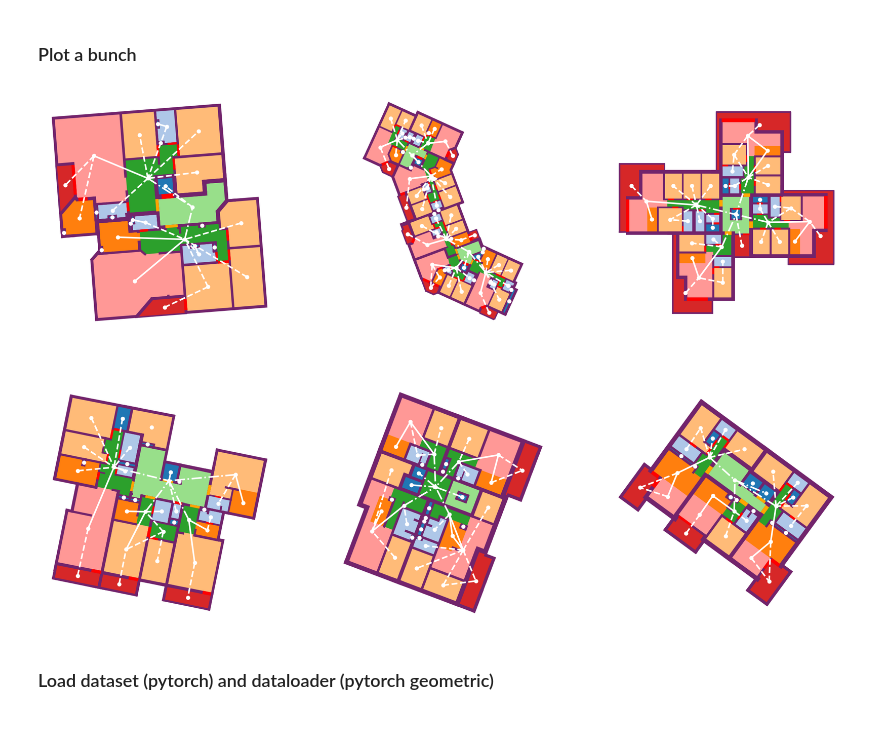
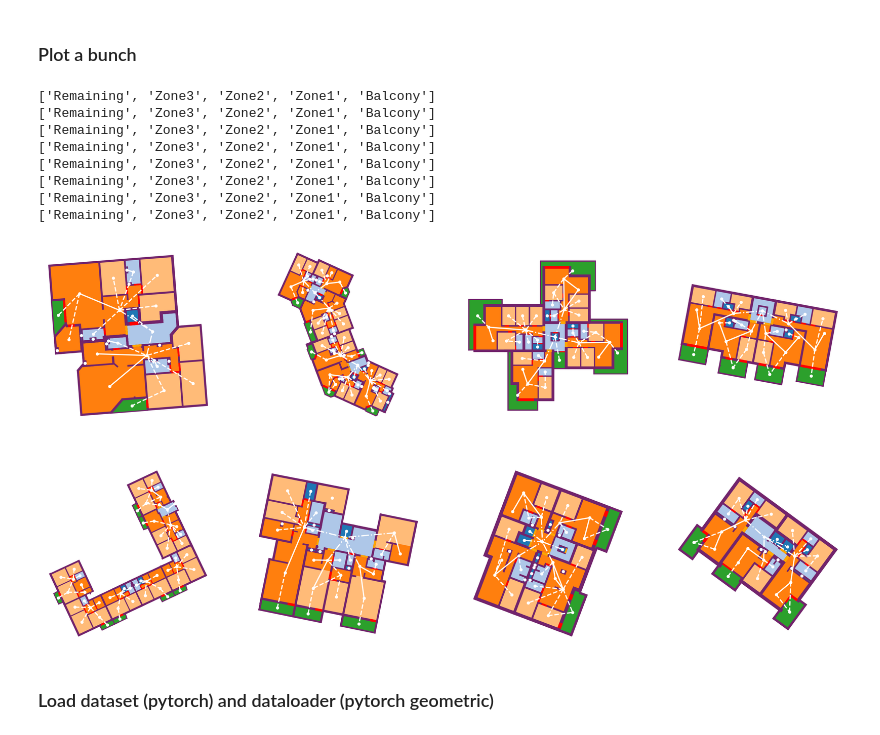
Before and after one commit to Haoranxia/Graph_ML_project, a Jupyter notebook: data-extraction.ipynb, the cells around one changed output. Saved outputs shown, nothing was run; the diff lists cells and outputs as text; code cells hidden in the pictures.

```diff
--- a/data-extraction.ipynb
+++ b/data-extraction.ipynb
@@ -35,10 +50,0 @@ SUBTYPES = geometries.groupby(['entity_subtype']).count().sort_values(by = ['geo
-# %%
-import matplotlib.pyplot as plt
-
-FS = 10
-fig, ax = plt.subplots(1,1,figsize=(FS*2, FS))
-ax.grid(True)
-
-ax.plot(SUBTYPES)
-ax.set_yscale('log') # set to log-scale for interpretability
-ax.tick_params(axis='x', labelrotation = 90)
@@ -46,0 +51,3 @@ ax.tick_params(axis='x', labelrotation = 90)
+# %%
+from plot import FS
+ax = SUBTYPES.plot(kind='bar', y='geometry', legend=True, log=True, figsize=(FS*2, FS), color="#1932E1")  # color="#1932E1"
@@ -88,5 +143,6 @@ correct_geometries['entity_subtype_reduce'] = correct_geometries['entity_subtype
 # %%
-SUBTYPES_REDUCED = correct_geometries.groupby(['entity_subtype_reduce']).count().sort_values(by = ['geometry'])['geometry'].to_frame()
+SUBTYPES_COLUMN = 'zoning'
+SUBTYPES_REDUCED = correct_geometries.groupby([SUBTYPES_COLUMN]).count().sort_values(by = ['geometry'])['geometry'].to_frame()
 SUBTYPES_NAMES = list(SUBTYPES_REDUCED.index)
 SUBTYPES_NAMES.reverse()
 SUBTYPES_NAMES
@@ -116,7 +160,7 @@ def get_geometries_from_frame(floor_geoms_df):
 
     areas, area_types = zip(
         *floor_geoms_df.query("entity_type == 'area'")[
-            ["geometry", "entity_subtype_reduce"]
+            ["geometry", SUBTYPES_COLUMN]
         ].values
     )
     doors = floor_geoms_df.query("entity_subtype == 'DOOR'")["geometry"].values
@@ -367,30 +458,44 @@ plot_graph(graph_nx, ax, c_node='white', dw_edge=True, c_edge=edge_colors, pos=p
 ### Plot a bunch
 # %%
 # setting
-fig, axs = plt.subplots(2, 3, figsize=(FS*3, FS*2))
+fig, axs = plt.subplots(2, 4, figsize=(FS*4, FS*2))
 axs = axs.flatten()
 # fig.set_facecolor('black')
 cmap = get_cmap(colorset)
 edge_colors = ['white']*4
 
-for i, floor_id in enumerate([87, 118, 46637, 132, 13042, 13052]):
+for i, floor_id in enumerate([87, 118, 46637, 150, 73, 132, 13042, 13052]):  # [87, 118, 46637, 150, 73, 132, 13042, 13052]
 
     # set axis
     ax = axs[i]
     _ = [ax.axis('off'), ax.axes.set_aspect('equal')]
 
     # load graph
-    graph_pyg = torch.load(os.path.join(path, 'graphs', f'{floor_id}.pickle'))
-    graph_nx = nx_to_pyg(graph_pyg)
+    # graph_pyg = torch.load(os.path.join(path, 'graphs', f'{floor_id}.pickle'))
+    # graph_nx = nx_to_pyg(graph_pyg)
+
+    floor_geoms_df = floor_geometries_from_id(correct_geometries, floor_id)
+    areas, area_types, doors, front_doors, walls = get_geometries_from_frame(floor_geoms_df)
+
+    # access graph extraction
+    graph_nx = get_access_graph(areas, area_types, doors, front_doors, walls)
 
     # extract walls, areas, area types, etc.
     walls, areas, area_types, pos, colors, doors, front_doors = extract_info_nx(graph_nx)
 
     # geometry
     plot_floorplan(ax, areas, area_types, walls=walls, doors=[doors, front_doors], linewidth=FS/5, colorset=colorset)
     plot_graph(graph_nx, ax, c_node='white', dw_edge=True, c_edge=edge_colors, pos=pos, node_size=FS*6, edge_size=FS/3)
 # %% [output]
+['Remaining', 'Zone3', 'Zone2', 'Zone1', 'Balcony']
+['Remaining', 'Zone3', 'Zone2', 'Zone1', 'Balcony']
+['Remaining', 'Zone3', 'Zone2', 'Zone1', 'Balcony']
+['Remaining', 'Zone3', 'Zone2', 'Zone1', 'Balcony']
+['Remaining', 'Zone3', 'Zone2', 'Zone1', 'Balcony']
+['Remaining', 'Zone3', 'Zone2', 'Zone1', 'Balcony']
+['Remaining', 'Zone3', 'Zone2', 'Zone1', 'Balcony']
+['Remaining', 'Zone3', 'Zone2', 'Zone1', 'Balcony']
-[figure, old version]
+[figure, new version]
 # %% [markdown]
 ### Load dataset (pytorch) and dataloader (pytorch geometric)
 # %% [markdown]
```
Also changed, not shown: parts of 11 cells of this notebook, 2 other files.
